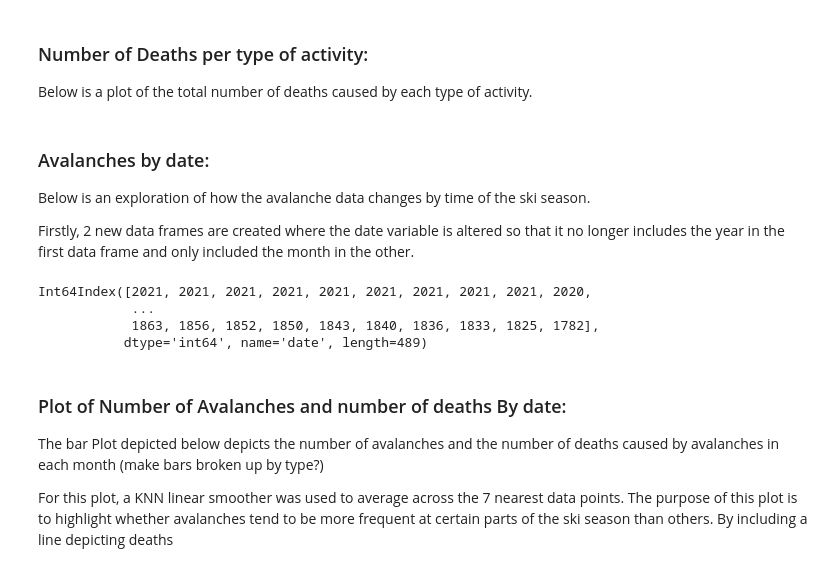
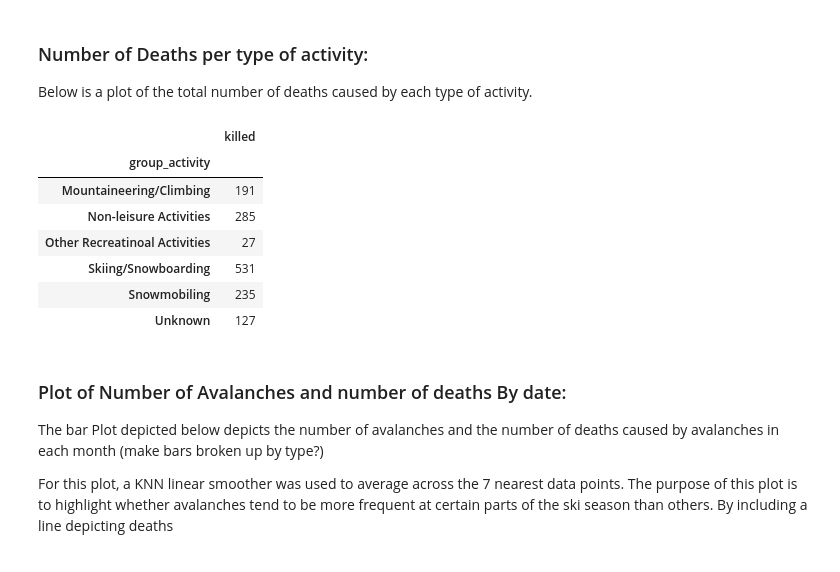
Before and after one commit to omertahi/avalanche_accidents, a Jupyter notebook: Project.ipynb, the cells around one changed output. Cells and saved outputs as stored; diff of their text form; code cells hidden in the pictures.

```diff
--- a/Project.ipynb
+++ b/Project.ipynb
@@ -364,12 +365,12 @@ with pd.option_context('display.max_rows', None, 'display.max_columns', None):
 # %%
 df1 = (ca_incidents
        .copy()
-       .assign(country = np.repeat("Canada", len(df1), axis=0))
+       .assign(country = np.repeat("Canada", len(ca_incidents), axis=0))
        .iloc[:,[0,1,2,3,5,6,7,15]]
       )
 df2 = (us_incidents
        .copy()
-       .assign(country = np.repeat("United States", len(df2), axis=0))
+       .assign(country = np.repeat("United States", len(us_incidents), axis=0))
        .iloc[:,[0,1,2,3,5,6,7,15]]
       )
 df3 = (eu_incidents
@@ -394,23 +395,17 @@ accidents.head()
 ### Number of Deaths per type of activity:
 
 Below is a plot of the total number of deaths caused by each type of activity.
-# %% [markdown]
-### Avalanches by date:
-
-Below is an exploration of how the avalanche data changes by time of the ski season.
-
-Firstly, 2 new data frames are created where the date variable is altered so that it no longer includes the year in the first data frame and only included the month in the other.
-# %%
-## remove year:
-
- = pd.DatetimeIndex(ca_incidents['date']).year
-
-## keep only month:
-# %% [output]
-Int64Index([2021, 2021, 2021, 2021, 2021, 2021, 2021, 2021, 2021, 2020,
-            ...
-            1863, 1856, 1852, 1850, 1843, 1840, 1836, 1833, 1825, 1782],
-           dtype='int64', name='date', length=489)
+# %%
+accidents.groupby(['group_activity'])['killed'].sum().to_frame()
+# %% [output]
+|  | killed |
+| group_activity |  |
+| Mountaineering/Climbing | 191 |
+| Non-leisure Activities | 285 |
+| Other Recreatinoal Activities | 27 |
+| Skiing/Snowboarding | 531 |
+| Snowmobiling | 235 |
+| Unknown | 127 |
 # %% [markdown]
 ### Plot of Number of Avalanches and number of deaths By date:
 
```
Also changed, not shown: parts of 1 cell of this notebook.
